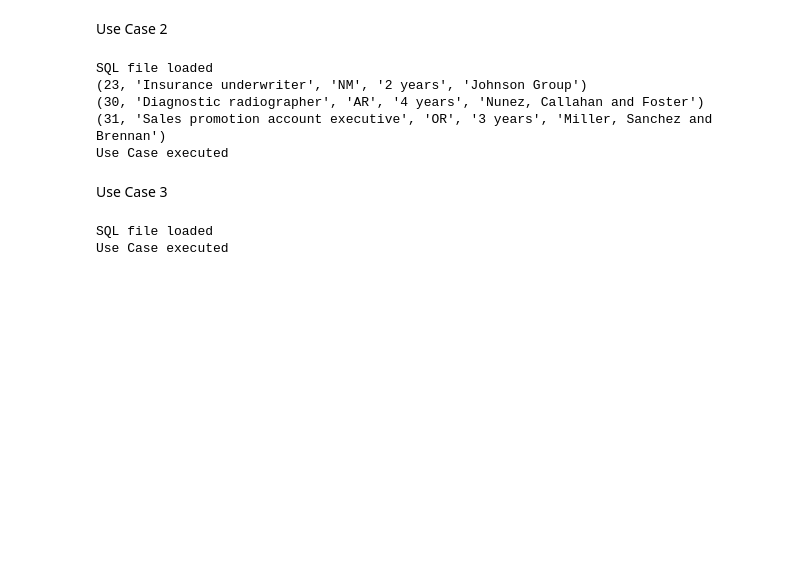
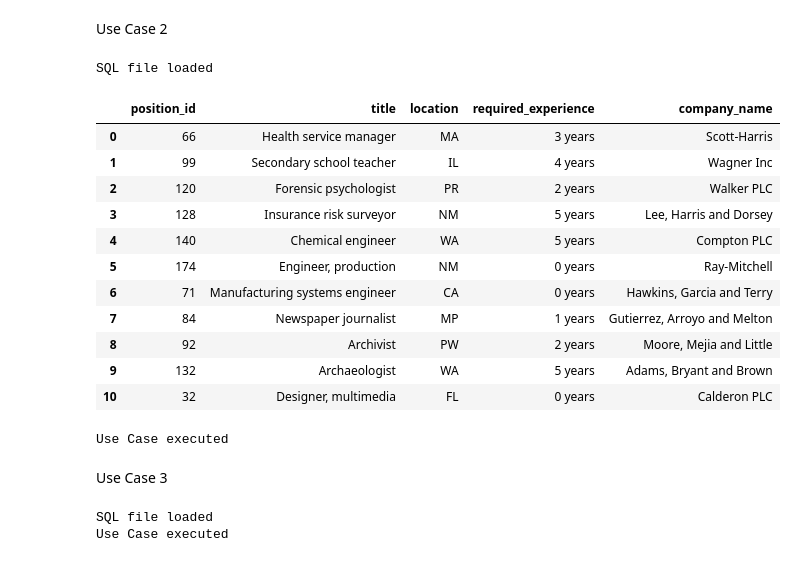
Before and after one commit to Quantalope/Job-Search-Project, a Jupyter notebook: notebooks/example_queries.ipynb, the cells around one changed output. Saved outputs shown, nothing was run; the diff lists cells and outputs as text; code cells hidden in the pictures; blank space fills up the shorter version.

```diff
--- a/notebooks/example_queries.ipynb
+++ b/notebooks/example_queries.ipynb
@@ -76,23 +96,31 @@ Use Case 2
 # %%
 sql_file = "../schema/use_case_2.sql"
 
 with open(sql_file, "r") as f:
     sql_script = f.read()
 print("SQL file loaded")
 
 cur.execute(sql_script)
 
-results = cur.fetchall()
-for row in results:
-    print(row)
+df = pd.DataFrame(cur.fetchall(), columns=[desc[0] for desc in cur.description])
+display(df)
 
 print("Use Case executed")
 # %% [output]
 SQL file loaded
-(23, 'Insurance underwriter', 'NM', '2 years', 'Johnson Group')
-(30, 'Diagnostic radiographer', 'AR', '4 years', 'Nunez, Callahan and Foster')
-(31, 'Sales promotion account executive', 'OR', '3 years', 'Miller, Sanchez and Brennan')
-Use Case executed
+|  | position_id | title | location | required_experience | company_name |
+| 0 | 66 | Health service manager | MA | 3 years | Scott-Harris |
+| 1 | 99 | Secondary school teacher | IL | 4 years | Wagner Inc |
+| 2 | 120 | Forensic psychologist | PR | 2 years | Walker PLC |
+| 3 | 128 | Insurance risk surveyor | NM | 5 years | Lee, Harris and Dorsey |
+| 4 | 140 | Chemical engineer | WA | 5 years | Compton PLC |
+| 5 | 174 | Engineer, production | NM | 0 years | Ray-Mitchell |
+| 6 | 71 | Manufacturing systems engineer | CA | 0 years | Hawkins, Garcia and Terry |
+| 7 | 84 | Newspaper journalist | MP | 1 years | Gutierrez, Arroyo and Melton |
+| 8 | 92 | Archivist | PW | 2 years | Moore, Mejia and Little |
+| 9 | 132 | Archaeologist | WA | 5 years | Adams, Bryant and Brown |
+| 10 | 32 | Designer, multimedia | FL | 0 years | Calderon PLC |
+Use Case executed
 # %% [markdown]
 Use Case 3
 # %%
```
Also changed, not shown: parts of 9 cells of this notebook, 3 other files.
